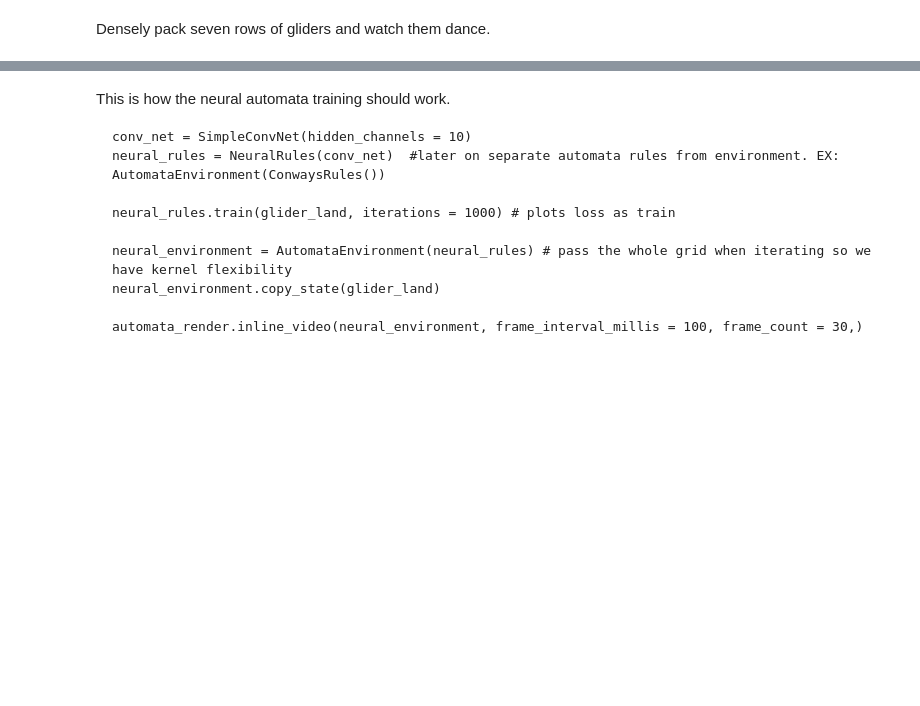
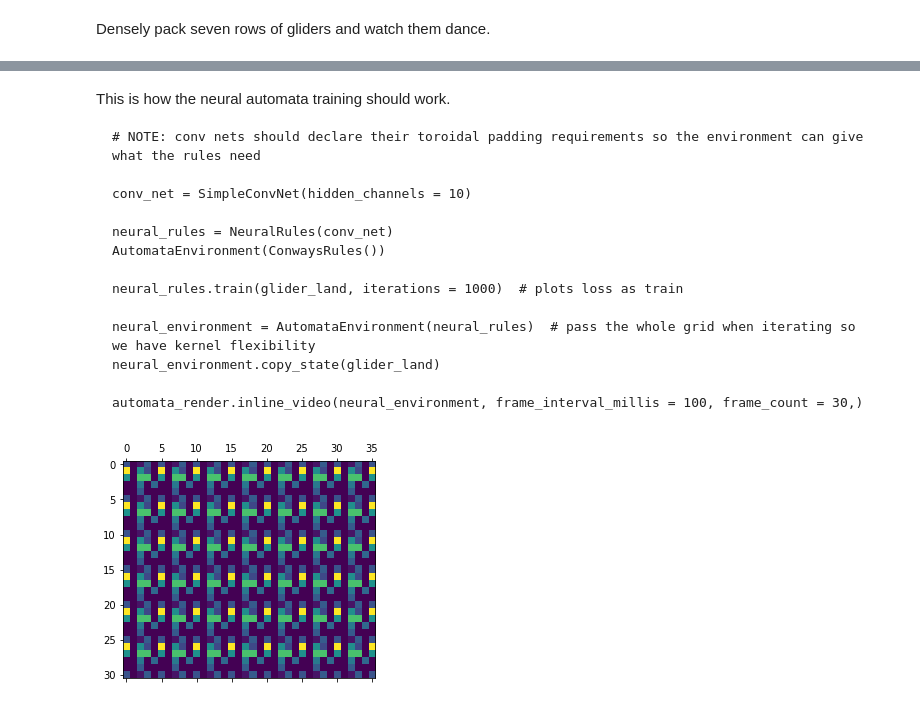
Before and after one commit to kdbanman/convolutional_neural_automata, a Jupyter notebook: conways_train.ipynb, the cells around one changed output, grey strips where cells are left out. Saved outputs shown, nothing was run; the diff lists cells and outputs as text; code cells hidden in the pictures; blank space fills up the shorter version.

Commit message:
add toy code to see how tensors flow through torch

````diff
--- a/conways_train.ipynb
+++ b/conways_train.ipynb
@@ -28,13 +29,39 @@ automata_render.inline_video(environment, frame_interval_millis = 20, frame_coun
 This is how the neural automata training should work.
 
 ```
+# NOTE: conv nets should declare their toroidal padding requirements so the environment can give what the rules need
+
 conv_net = SimpleConvNet(hidden_channels = 10)
-neural_rules = NeuralRules(conv_net)  #later on separate automata rules from environment. EX: AutomataEnvironment(ConwaysRules())
 
-neural_rules.train(glider_land, iterations = 1000) # plots loss as train
+neural_rules = NeuralRules(conv_net)
+AutomataEnvironment(ConwaysRules())
 
-neural_environment = AutomataEnvironment(neural_rules) # pass the whole grid when iterating so we have kernel flexibility
+neural_rules.train(glider_land, iterations = 1000)  # plots loss as train
+
+neural_environment = AutomataEnvironment(neural_rules)  # pass the whole grid when iterating so we have kernel flexibility
 neural_environment.copy_state(glider_land)
 
 automata_render.inline_video(neural_environment, frame_interval_millis = 100, frame_count = 30,)
 ```
+# %%
+conv_net = SimpleConvNet(hidden_channels = 10).double()
+
+import torch
+import numpy as np
+
+t = torch.from_numpy(environment.current_grid).view(1, 1, 35, 40).double()
+
+v = torch.autograd.Variable(t)
+
+y = conv_net(v)
+
+y = np.array(y, dtype=float).reshape((31, 36))
+
+from matplotlib import pyplot as plt
+fig, ax = plt.subplots()
+mat = ax.matshow(y)
+mat.set_data(y)
+
+plt.show()
+# %% [output]
+[figure, added]
````
Also changed, not shown: parts of 1 cell of this notebook.
